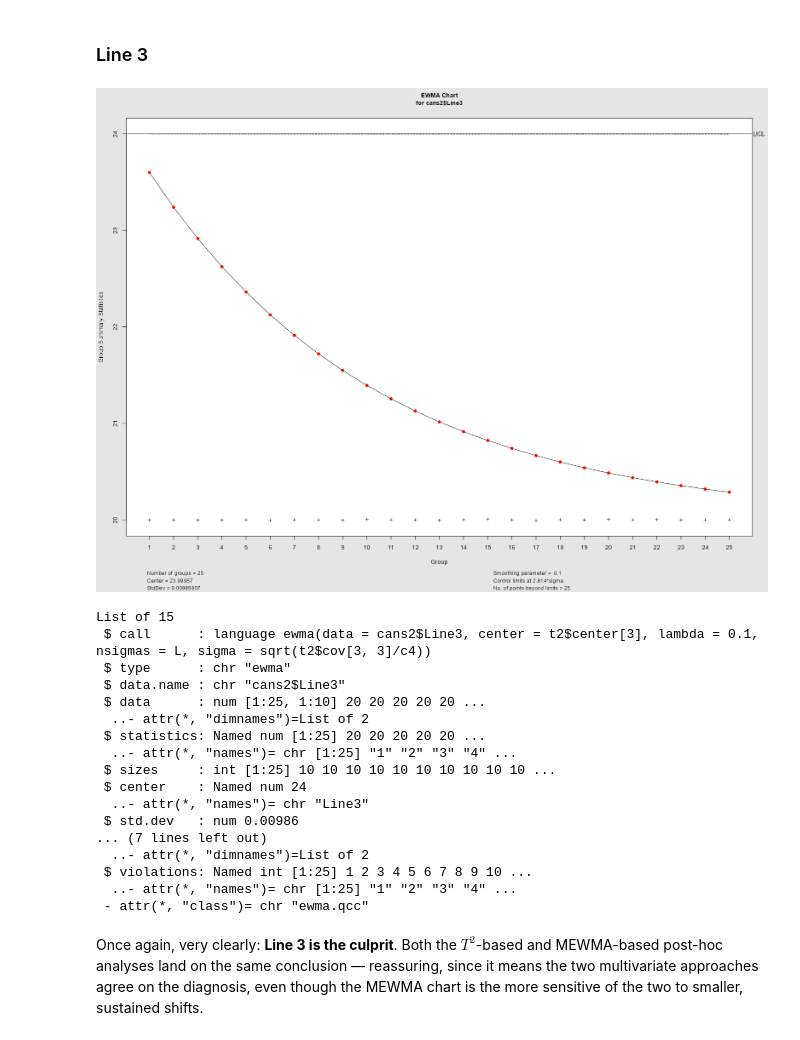
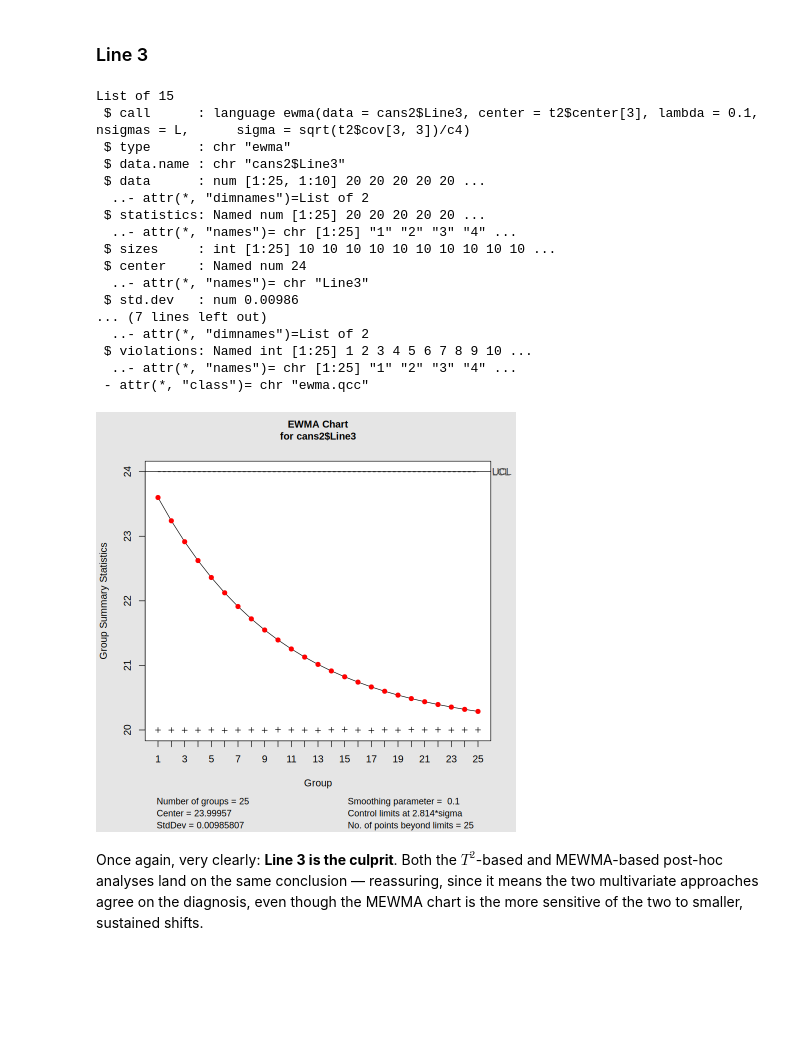
Before and after one commit to abrown9008/STAT-7110-Quality-Control, a Jupyter notebook: Slides/Week-9-MEWMA-Chart/MEWMA-Chart.ipynb, the cells around one changed output. Saved outputs shown, nothing was run; the diff lists cells and outputs as text; code cells hidden in the pictures; blank space fills up the shorter version.

```diff
--- a/Slides/Week-9-MEWMA-Chart/MEWMA-Chart.ipynb
+++ b/Slides/Week-9-MEWMA-Chart/MEWMA-Chart.ipynb
@@ -380,27 +374,27 @@ List of 15
 # %% [markdown]
 ### Line 3
 # %%
-ewma(cans2$Line3,center=t2$center[3],lambda=0.1,sigma=sqrt(t2$cov[3,3]/c4),
+ewma(cans2$Line3,center=t2$center[3],lambda=0.1,sigma=sqrt(t2$cov[3,3])/c4,
      nsigmas=L)
 # %% [output]
+List of 15
+ $ call      : language ewma(data = cans2$Line3, center = t2$center[3], lambda = 0.1, nsigmas = L,      sigma = sqrt(t2$cov[3, 3])/c4)
+ $ type      : chr "ewma"
+ $ data.name : chr "cans2$Line3"
+ $ data      : num [1:25, 1:10] 20 20 20 20 20 ...
+  ..- attr(*, "dimnames")=List of 2
+ $ statistics: Named num [1:25] 20 20 20 20 20 ...
+  ..- attr(*, "names")= chr [1:25] "1" "2" "3" "4" ...
+ $ sizes     : int [1:25] 10 10 10 10 10 10 10 10 10 10 ...
+ $ center    : Named num 24
+  ..- attr(*, "names")= chr "Line3"
+ $ std.dev   : num 0.00986
+... (7 lines left out)
+  ..- attr(*, "dimnames")=List of 2
+ $ violations: Named int [1:25] 1 2 3 4 5 6 7 8 9 10 ...
+  ..- attr(*, "names")= chr [1:25] "1" "2" "3" "4" ...
+ - attr(*, "class")= chr "ewma.qcc"
-[figure, old version]
+[figure, new version]
-List of 15
- $ call      : language ewma(data = cans2$Line3, center = t2$center[3], lambda = 0.1, nsigmas = L, sigma = sqrt(t2$cov[3, 3]/c4))
- $ type      : chr "ewma"
- $ data.name : chr "cans2$Line3"
- $ data      : num [1:25, 1:10] 20 20 20 20 20 ...
-  ..- attr(*, "dimnames")=List of 2
- $ statistics: Named num [1:25] 20 20 20 20 20 ...
-  ..- attr(*, "names")= chr [1:25] "1" "2" "3" "4" ...
- $ sizes     : int [1:25] 10 10 10 10 10 10 10 10 10 10 ...
- $ center    : Named num 24
-  ..- attr(*, "names")= chr "Line3"
- $ std.dev   : num 0.00986
-... (7 lines left out)
-  ..- attr(*, "dimnames")=List of 2
- $ violations: Named int [1:25] 1 2 3 4 5 6 7 8 9 10 ...
-  ..- attr(*, "names")= chr [1:25] "1" "2" "3" "4" ...
- - attr(*, "class")= chr "ewma.qcc"
 # %% [markdown]
 Once again, very clearly: **Line 3 is the culprit**. Both the $T^2$-based and MEWMA-based post-hoc analyses land on the same conclusion — reassuring, since it means the two multivariate approaches agree on the diagnosis, even though the MEWMA chart is the more sensitive of the two to smaller, sustained shifts.
 # %% [markdown]
```
Also changed, not shown: parts of 6 cells of this notebook.
